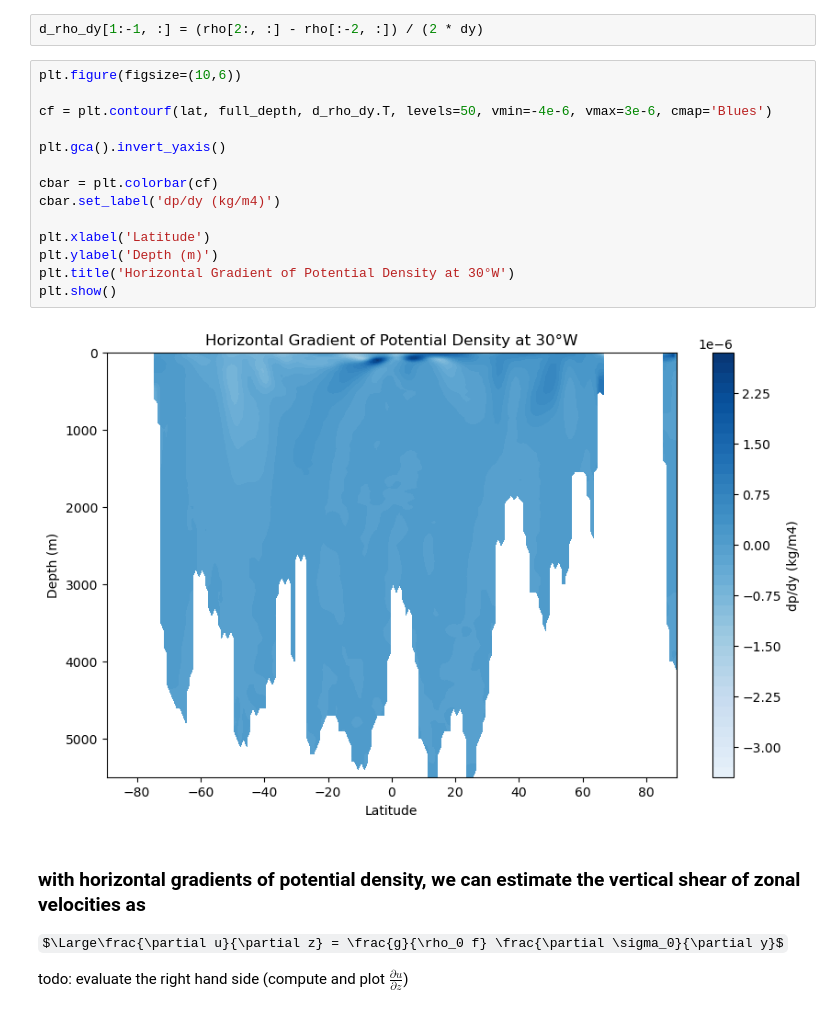
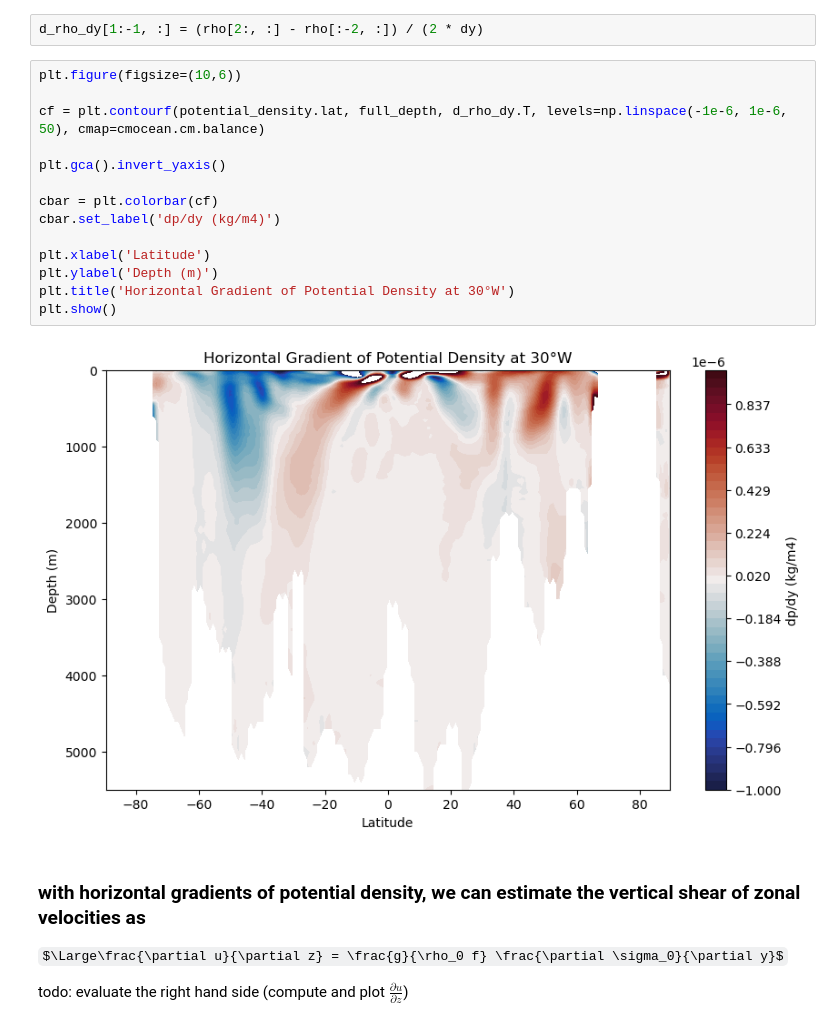
Before and after one commit to samrey3002/physical_oceanography, a Jupyter notebook: notebooks/thermal_wind.ipynb, the cells around one changed output. Cells and saved outputs as stored; diff of their text form; some formulas as TeX source.

```diff
--- a/notebooks/thermal_wind.ipynb
+++ b/notebooks/thermal_wind.ipynb
@@ -237,19 +210,19 @@ d_rho_dy[1:-1, :] = (rho[2:, :] - rho[:-2, :]) / (2 * dy)
 # %%
 plt.figure(figsize=(10,6))
 
-cf = plt.contourf(lat, full_depth, d_rho_dy.T, levels=50, vmin=-4e-6, vmax=3e-6, cmap='Blues')
+cf = plt.contourf(potential_density.lat, full_depth, d_rho_dy.T, levels=np.linspace(-1e-6, 1e-6, 50), cmap=cmocean.cm.balance)
 
 plt.gca().invert_yaxis()
 
 cbar = plt.colorbar(cf)
 cbar.set_label('dp/dy (kg/m4)')
 
 plt.xlabel('Latitude')
 plt.ylabel('Depth (m)')
 plt.title('Horizontal Gradient of Potential Density at 30°W')
 plt.show()
 # %% [output]
-[figure, old version]
+[figure, new version]
 # %% [markdown]
 ### with horizontal gradients of potential density, we can estimate the vertical shear of zonal velocities as
 
```
Also changed, not shown: parts of 31 cells of this notebook.
